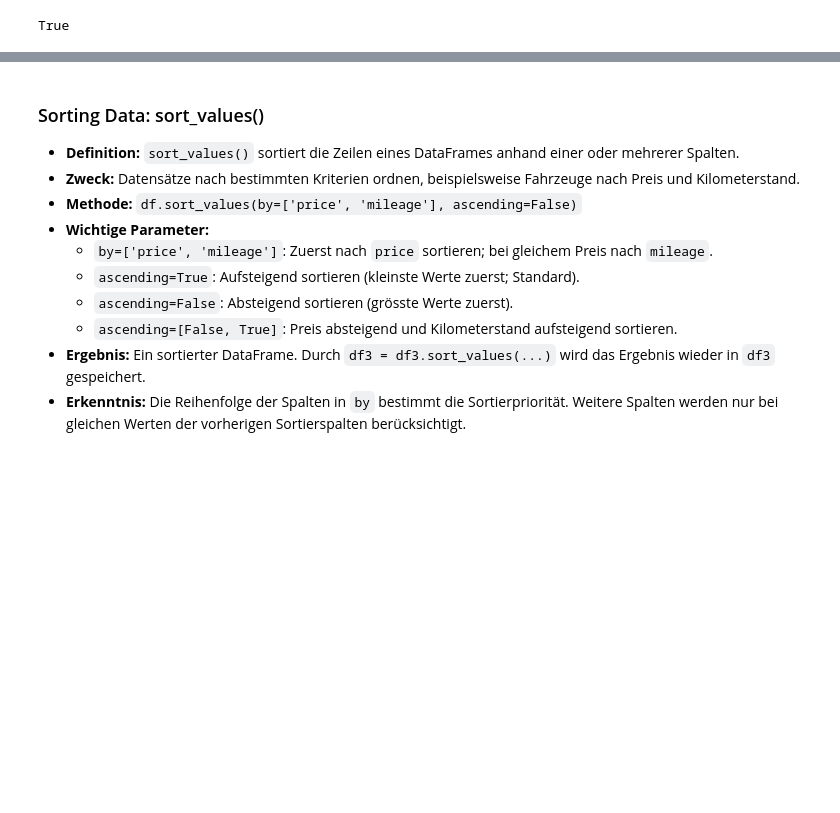
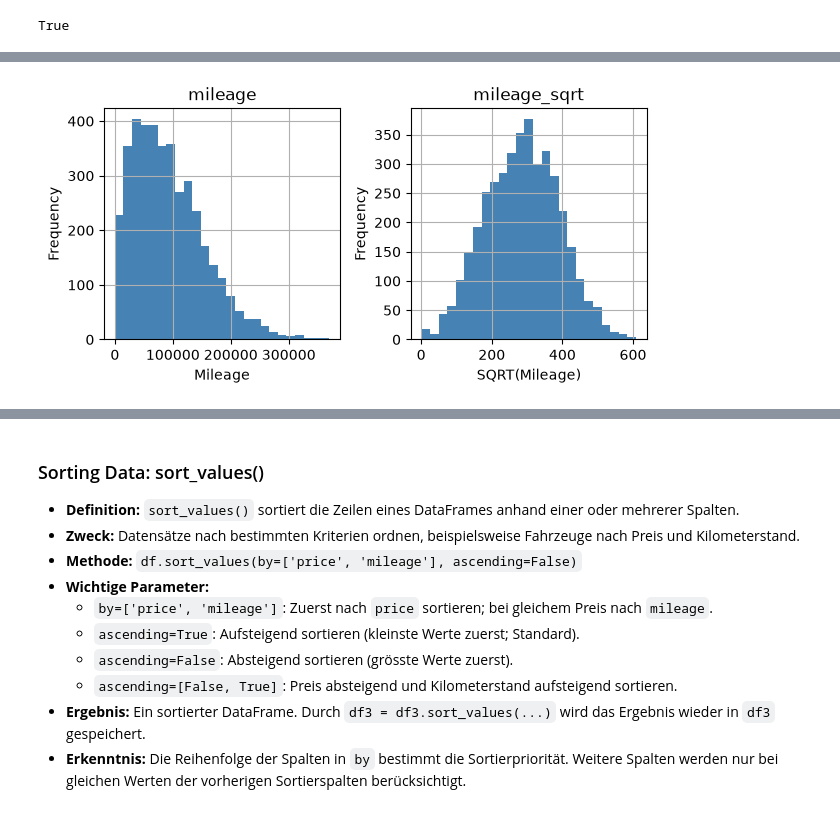
Before and after one commit to pyrat12/DS_HS2026_LNW, a Jupyter notebook: DS_HS2026_LNW_I_Examples/AP02/AP02 V4 Data Preparation/AP02 V4 DP Spick 2.ipynb, the cells around one changed output, grey strips where cells are left out. Saved outputs shown, nothing was run; the diff lists cells and outputs as text; code cells hidden in the pictures; blank space fills up the shorter version.

```diff
--- a/DS_HS2026_LNW_I_Examples/AP02/AP02 V4 Data Preparation/AP02 V4 DP Spick 2.ipynb
+++ b/DS_HS2026_LNW_I_Examples/AP02/AP02 V4 Data Preparation/AP02 V4 DP Spick 2.ipynb
@@ -1014,36 +1072,35 @@ plt.show()                                                                  #Bei
 # %%
 # SQRT-Transformation of the variable 'mileage'
-df_autoscout['mileage_sqrt'] = np.sqrt(df_autoscout['mileage'])     #Quadratwurzel jedes Kilometerstands berechnen und in neuer Spalte speichern
-                                                                    #np.sqrt(): Quadratwurzel jedes Werts berechnen (z. B. √100 = 10)
-                                                                    #Voraussetzung: Werte >= 0; negative Werte ergeben NaN
-                                                                    #Erkenntnis: Grosse Werte werden komprimiert; Rechtsschiefe kann abnehmen
+df_dpspick_autoscout['mileage_sqrt'] = np.sqrt(df_dpspick_autoscout['mileage']) #Quadratwurzel jedes Kilometerstands berechnen und in neuer Spalte speichern
+                                                                                #np.sqrt(): Quadratwurzel jedes Werts berechnen (z. B. √100 = 10)
+                                                                                #Voraussetzung: Werte >= 0; negative Werte ergeben NaN
+                                                                                #Erkenntnis: Grosse Werte werden komprimiert; Rechtsschiefe kann abnehmen
 
 # Histogram of the variable 'mileage' and 'mileage_sqrt'
-ax = df_autoscout[['mileage', 'mileage_sqrt']].hist(bins=25,            #Originale und wurzeltransformierte Kilometerstände als zwei Histogramme darstellen
-                                                   figsize=(7, 3),      #figsize: Abbildungsgrösse in Zoll (Breite × Höhe)
-                                                   color='steelblue')   #hist(): Histogramme erstellen; bins=25: Anzahl Intervalle
-                                                                        #color: Balkenfarbe; ax speichert die Diagrammachsen
-                                                                        #Erkenntnis: SQRT kann die Verteilungsform verändern und Rechtsschiefe reduzieren
+ax = df_dpspick_autoscout[['mileage', 'mileage_sqrt']].hist(bins=25,            #Originale und wurzeltransformierte Kilometerstände als zwei Histogramme darstellen
+                                                   figsize=(7, 3),              #figsize: Abbildungsgrösse in Zoll (Breite × Höhe)
+                                                   color='steelblue')           #hist(): Histogramme erstellen; bins=25: Anzahl Intervalle
+                                                                                #color: Balkenfarbe; ax speichert die Diagrammachsen
+                                                                                #Erkenntnis: SQRT kann die Verteilungsform verändern und Rechtsschiefe reduzieren
 
 # Set the y-axis range for each subplot and add labels
-for axis, label in zip(ax.flatten(), ['Mileage', 'SQRT(Mileage)']):     #Diagrammachsen und Beschriftungen paarweise durchlaufen
-                                                                        #flatten(): Achsenanordnung in 1D umwandeln
-                                                                        #zip(): Achsen und Beschriftungen paarweise verbinden
-    axis.set_ylim(bottom=0)                                             #set_ylim(): y-Achse bei 0 beginnen lassen; obere Grenze automatisch bestimmen
-    axis.set_xlabel(label)                                              #set_xlabel(): x-Achse mit der jeweiligen Beschriftung versehen
-    axis.set_ylabel('Frequency')                                        #set_ylabel(): y-Achse beschriften (Anzahl Fahrzeuge je Intervall)
+for axis, label in zip(ax.flatten(), ['Mileage', 'SQRT(Mileage)']):             #Diagrammachsen und Beschriftungen paarweise durchlaufen
+                                                                                #flatten(): Achsenanordnung in 1D umwandeln
+                                                                                #zip(): Achsen und Beschriftungen paarweise verbinden
+    axis.set_ylim(bottom=0)                                                     #set_ylim(): y-Achse bei 0 beginnen lassen; obere Grenze automatisch bestimmen
+    axis.set_xlabel(label)                                                      #set_xlabel(): x-Achse mit der jeweiligen Beschriftung versehen
+    axis.set_ylabel('Frequency')                                                #set_ylabel(): y-Achse beschriften (Anzahl Fahrzeuge je Intervall)
 
 # Display the plot
-plt.show()                                                              #Beide Histogramme anzeigen
+plt.show()                                                                      #Beide Histogramme anzeigen
 
-#ANPASSEN: df_autoscout überall durch den verwendeten DataFrame ersetzen (z. B. df_apartments)
 #ANPASSEN: mileage überall durch die zu transformierende numerische Spalte ersetzen (z. B. area)
 #ANPASSEN: mileage_sqrt überall an den gewünschten Namen der neuen Spalte anpassen
 #ANPASSEN: ['Mileage', 'SQRT(Mileage)'] an die jeweiligen Achsenbeschriftungen anpassen
-#OPTIONAL: bins=25, figsize=(7, 3) und color='steelblue' bei Bedarf ändern
 #BEI VORGEGEBENER Y-GRENZE: axis.set_ylim(0, 500) statt axis.set_ylim(bottom=0)
-#NICHTS ANPASSEN: np.sqrt(), hist(), flatten(), zip(), set_xlabel(), set_ylabel() und plt.show()
 #VORAUSSETZUNG: Numerische Spalte mit nichtnegativen Werten; numpy als np und matplotlib.pyplot als plt importiert
+# %% [output]
+[figure, added]
 # %% [markdown]
 ### Data Transformation: Box-Cox Transformation
 
```
Also changed, not shown: parts of 24 cells of this notebook, 1 other file.
